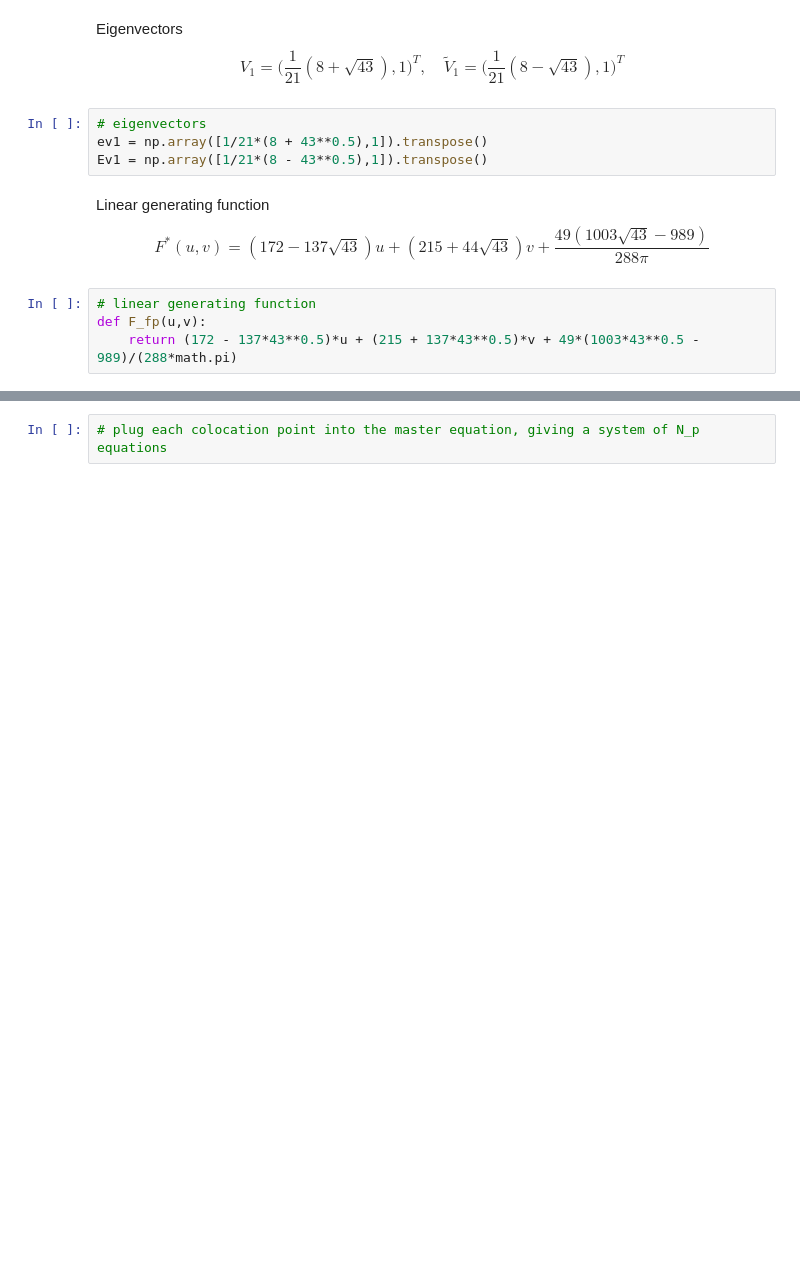
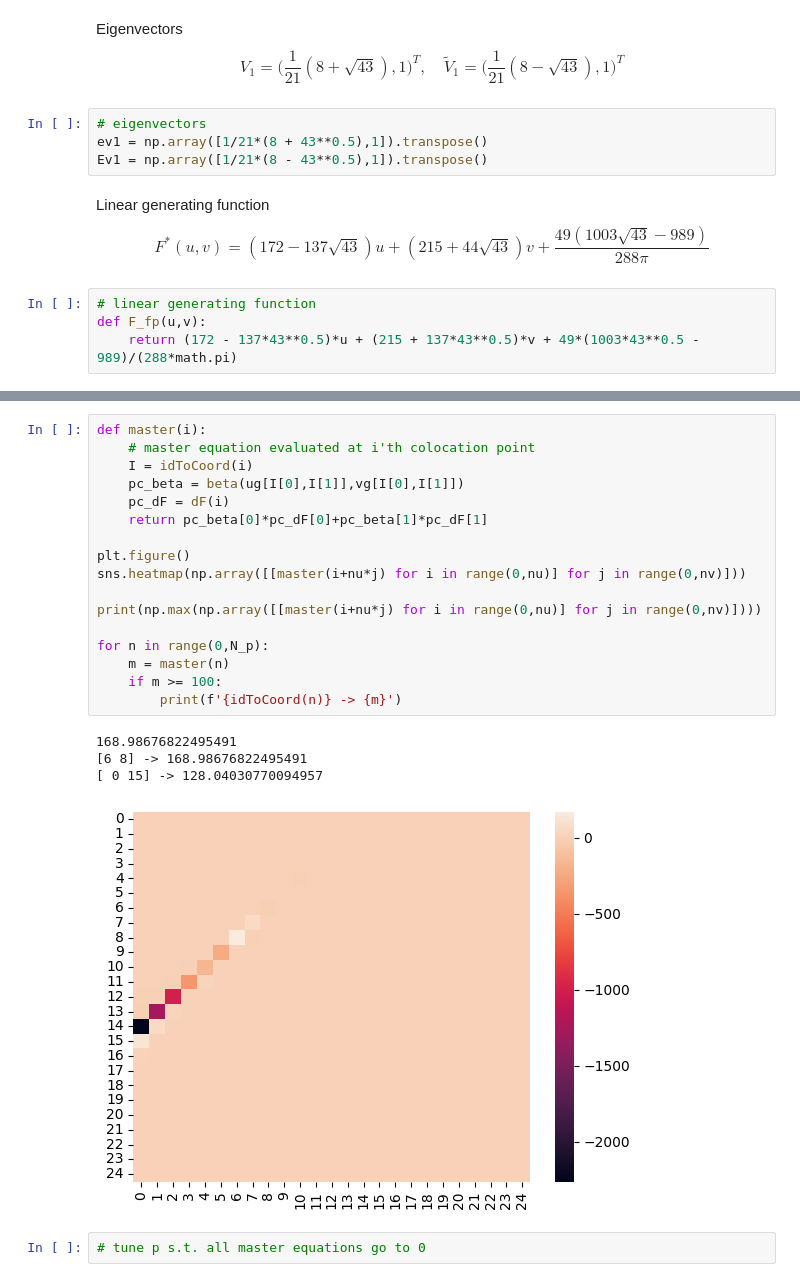
Before and after one commit to StijnCool/nast-thesis, a Jupyter notebook: Scalar field in 2D.ipynb, the cells around one changed output, grey strips where cells are left out. Cells and saved outputs as stored; diff of their text form; blank space fills up the shorter version.

```diff
--- a/Scalar field in 2D.ipynb
+++ b/Scalar field in 2D.ipynb
@@ -72,2 +162,24 @@ plt.show()
+# %%
+def master(i):
+    # master equation evaluated at i'th colocation point
+    I = idToCoord(i)
+    pc_beta = beta(ug[I[0],I[1]],vg[I[0],I[1]])
+    pc_dF = dF(i)
+    return pc_beta[0]*pc_dF[0]+pc_beta[1]*pc_dF[1]
+
+plt.figure()
+sns.heatmap(np.array([[master(i+nu*j) for i in range(0,nu)] for j in range(0,nv)]))
+
+print(np.max(np.array([[master(i+nu*j) for i in range(0,nu)] for j in range(0,nv)])))
+
+for n in range(0,N_p):
+    m = master(n)
+    if m >= 100:
+        print(f'{idToCoord(n)} -> {m}')
+# %% [output]
+168.98676822495491
+[6 8] -> 168.98676822495491
+[ 0 15] -> 128.04030770094957
+[figure, added]
 # %%
-# plug each colocation point into the master equation, giving a system of N_p equations
+# tune p s.t. all master equations go to 0
```
Also changed, not shown: parts of 14 cells of this notebook.
